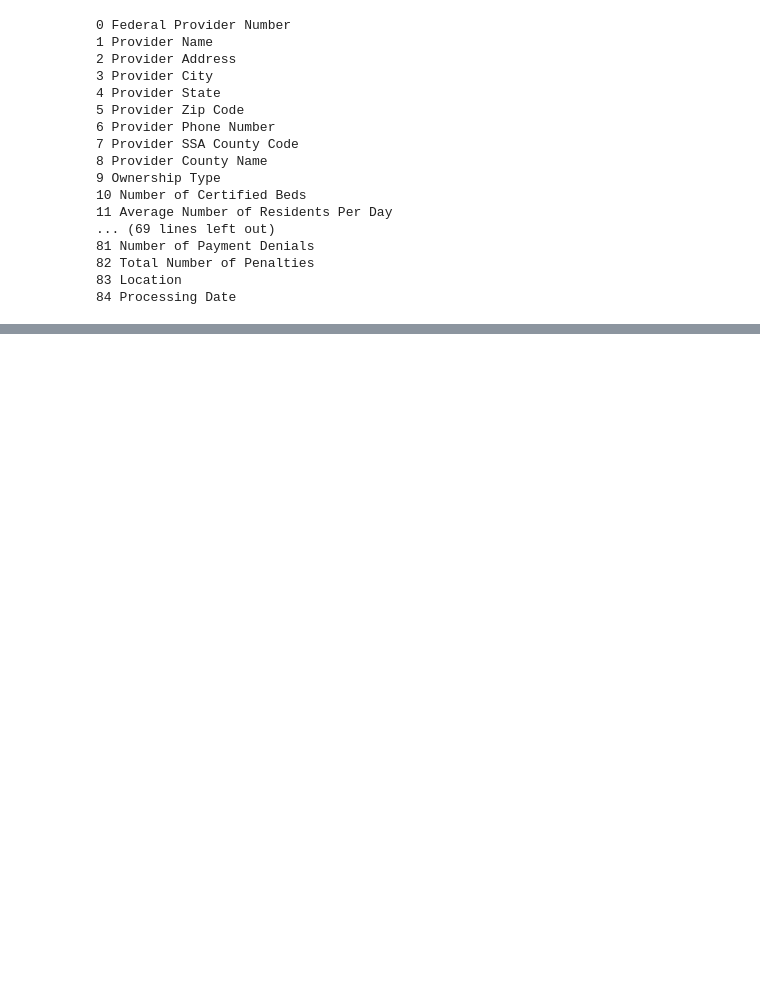
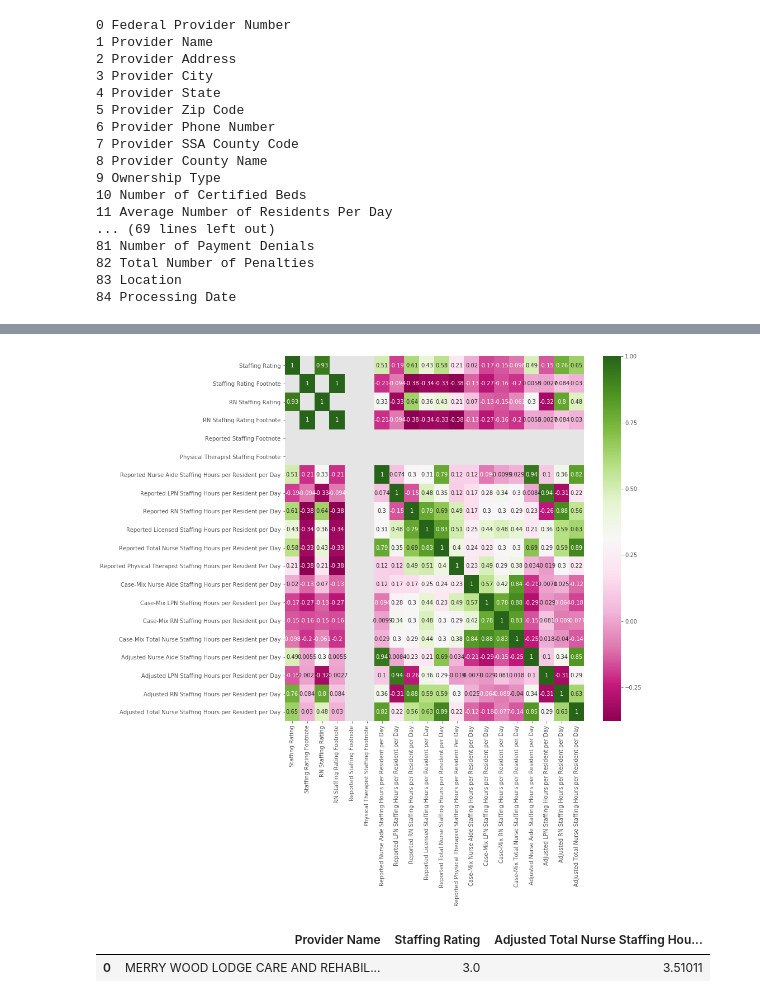
Before and after one commit to lbalido/nursing_homes, a Jupyter notebook: nursing_home.ipynb, the cells around one changed output, grey strips where cells are left out. Cells and saved outputs as stored; diff of their text form; code cells hidden in the pictures; blank space fills up the shorter version.

```diff
--- a/nursing_home.ipynb
+++ b/nursing_home.ipynb
@@ -53 +98,15 @@ nursing_home_2.head(2)
+# %%
+plt.figure(figsize=(12,12))
+sns.heatmap(staffing_df.corr(), cmap="PiYG", annot=True);
+# %% [output]
+[figure, added]
+# %%
+#Create a new database with only important staffing features
+
+staffing_df = df_import.loc[:, ['Provider Name', 'Staffing Rating','Adjusted Total Nurse Staffing Hours per Resident per Day']]
+
+staffing_df.head(1)
+# %% [output]
+|  | Provider Name | Staffing Rating | Adjusted Total Nurse Staffing Hou... |
+| 0 | MERRY WOOD LODGE CARE AND REHABIL... | 3.0 | 3.51011 |
 # %%
```
Also changed, not shown: parts of 28 cells of this notebook.
